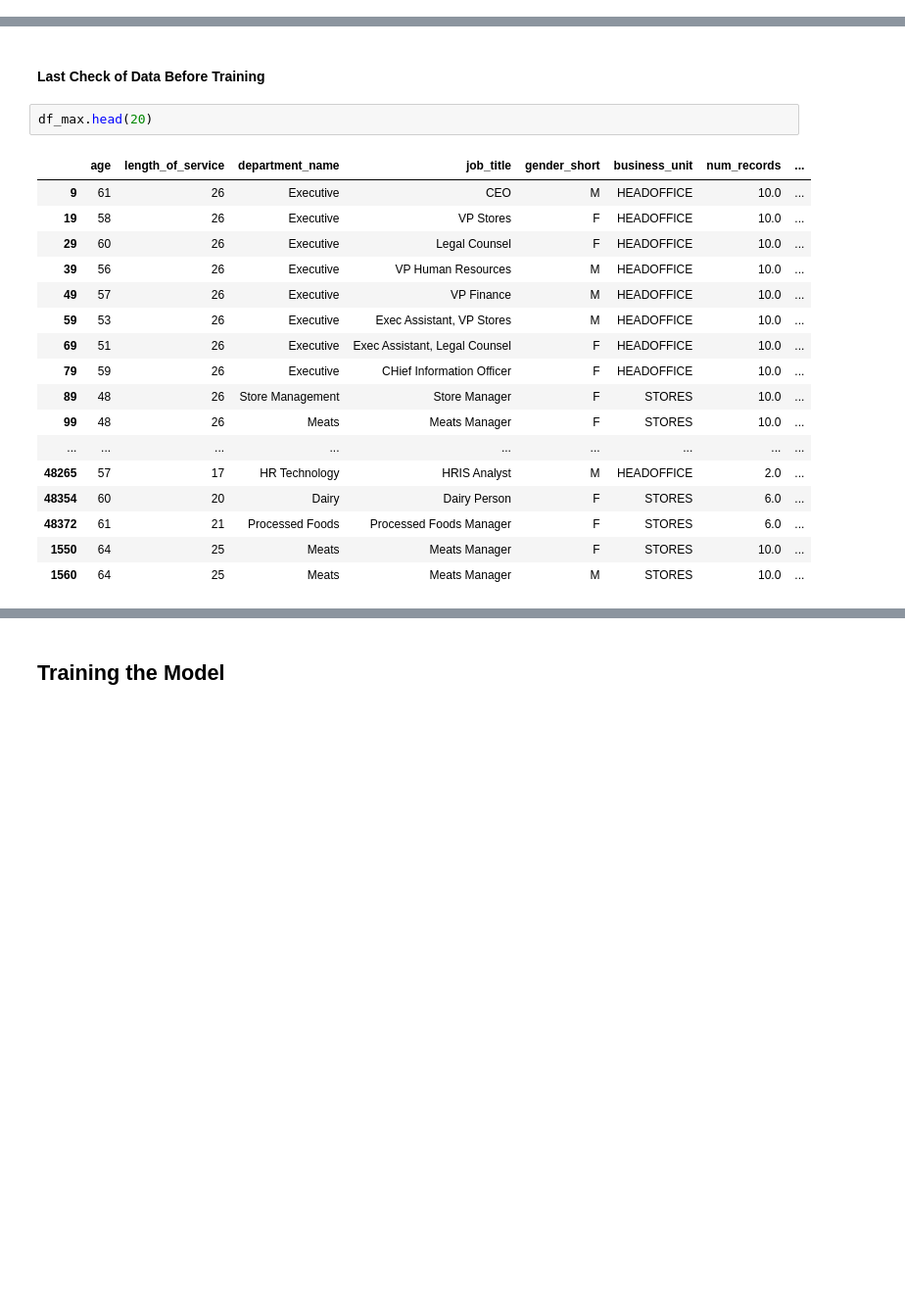
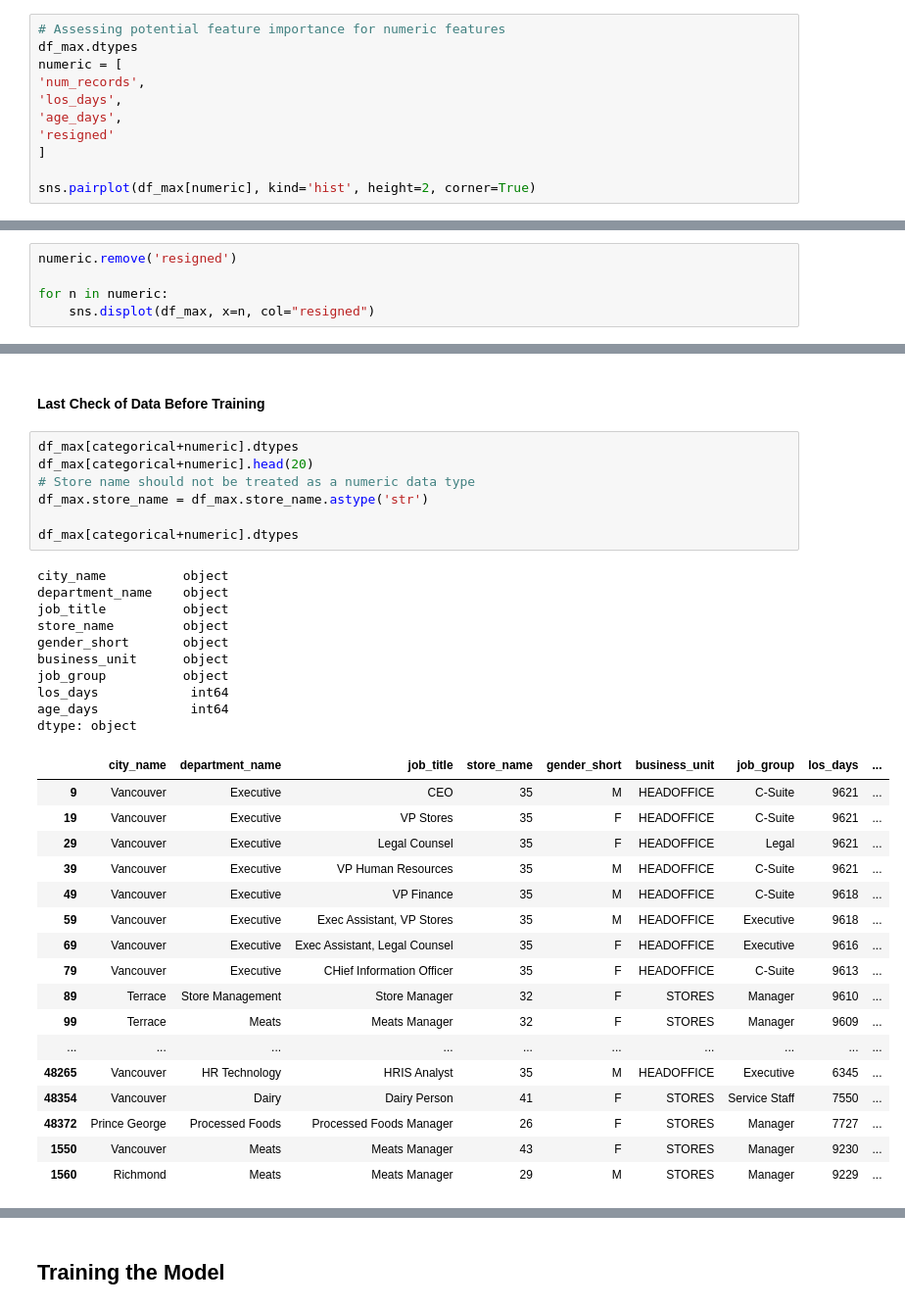
Before and after one commit to RickyMcMaster/pub_portfolio, a Jupyter notebook: mlz/07-midterm-project/MLZ-Assignment07.ipynb, the cells around one changed output, grey strips where cells are left out. Shown at 98% size. Saved outputs shown, nothing was run; the diff lists cells and outputs as text; blank space fills up the shorter version.

```diff
--- a/mlz/07-midterm-project/MLZ-Assignment07.ipynb
+++ b/mlz/07-midterm-project/MLZ-Assignment07.ipynb
@@ -475,0 +475,11 @@ df_max.head()
+# %%
+# Assessing potential feature importance for numeric features
+df_max.dtypes
+numeric = [
+'num_records',
+'los_days',
+'age_days',
+'resigned'
+]
+
+sns.pairplot(df_max[numeric], kind='hist', height=2, corner=True)
@@ -475,0 +506,5 @@ df_max.head()
+# %%
+numeric.remove('resigned')
+
+for n in numeric:
+    sns.displot(df_max, x=n, col="resigned")
@@ -688,22 +745,37 @@ dtype: object
 # %% [markdown]
 #### Last Check of Data Before Training
-# %%
-df_max.head(20)
-# %% [output]
-|  | age | length_of_service | department_name | job_title | gender_short | business_unit | num_records | ... |
-| 9 | 61 | 26 | Executive | CEO | M | HEADOFFICE | 10.0 | ... |
-| 19 | 58 | 26 | Executive | VP Stores | F | HEADOFFICE | 10.0 | ... |
-| 29 | 60 | 26 | Executive | Legal Counsel | F | HEADOFFICE | 10.0 | ... |
-| 39 | 56 | 26 | Executive | VP Human Resources | M | HEADOFFICE | 10.0 | ... |
-| 49 | 57 | 26 | Executive | VP Finance | M | HEADOFFICE | 10.0 | ... |
-| 59 | 53 | 26 | Executive | Exec Assistant, VP Stores | M | HEADOFFICE | 10.0 | ... |
-| 69 | 51 | 26 | Executive | Exec Assistant, Legal Counsel | F | HEADOFFICE | 10.0 | ... |
-| 79 | 59 | 26 | Executive | CHief Information Officer | F | HEADOFFICE | 10.0 | ... |
-| 89 | 48 | 26 | Store Management | Store Manager | F | STORES | 10.0 | ... |
-| 99 | 48 | 26 | Meats | Meats Manager | F | STORES | 10.0 | ... |
-| ... | ... | ... | ... | ... | ... | ... | ... | ... |
-| 48265 | 57 | 17 | HR Technology | HRIS Analyst | M | HEADOFFICE | 2.0 | ... |
-| 48354 | 60 | 20 | Dairy | Dairy Person | F | STORES | 6.0 | ... |
-| 48372 | 61 | 21 | Processed Foods | Processed Foods Manager | F | STORES | 6.0 | ... |
-| 1550 | 64 | 25 | Meats | Meats Manager | F | STORES | 10.0 | ... |
-| 1560 | 64 | 25 | Meats | Meats Manager | M | STORES | 10.0 | ... |
+# %%
+df_max[categorical+numeric].dtypes
+df_max[categorical+numeric].head(20)
+# Store name should not be treated as a numeric data type
+df_max.store_name = df_max.store_name.astype('str')
+
+df_max[categorical+numeric].dtypes
+# %% [output]
+city_name          object
+department_name    object
+job_title          object
+store_name         object
+gender_short       object
+business_unit      object
+job_group          object
+los_days            int64
+age_days            int64
+dtype: object
+|  | city_name | department_name | job_title | store_name | gender_short | business_unit | job_group | los_days | ... |
+| 9 | Vancouver | Executive | CEO | 35 | M | HEADOFFICE | C-Suite | 9621 | ... |
+| 19 | Vancouver | Executive | VP Stores | 35 | F | HEADOFFICE | C-Suite | 9621 | ... |
+| 29 | Vancouver | Executive | Legal Counsel | 35 | F | HEADOFFICE | Legal | 9621 | ... |
+| 39 | Vancouver | Executive | VP Human Resources | 35 | M | HEADOFFICE | C-Suite | 9621 | ... |
+| 49 | Vancouver | Executive | VP Finance | 35 | M | HEADOFFICE | C-Suite | 9618 | ... |
+| 59 | Vancouver | Executive | Exec Assistant, VP Stores | 35 | M | HEADOFFICE | Executive | 9618 | ... |
+| 69 | Vancouver | Executive | Exec Assistant, Legal Counsel | 35 | F | HEADOFFICE | Executive | 9616 | ... |
+| 79 | Vancouver | Executive | CHief Information Officer | 35 | F | HEADOFFICE | C-Suite | 9613 | ... |
+| 89 | Terrace | Store Management | Store Manager | 32 | F | STORES | Manager | 9610 | ... |
+| 99 | Terrace | Meats | Meats Manager | 32 | F | STORES | Manager | 9609 | ... |
+| ... | ... | ... | ... | ... | ... | ... | ... | ... | ... |
+| 48265 | Vancouver | HR Technology | HRIS Analyst | 35 | M | HEADOFFICE | Executive | 6345 | ... |
+| 48354 | Vancouver | Dairy | Dairy Person | 41 | F | STORES | Service Staff | 7550 | ... |
+| 48372 | Prince George | Processed Foods | Processed Foods Manager | 26 | F | STORES | Manager | 7727 | ... |
+| 1550 | Vancouver | Meats | Meats Manager | 43 | F | STORES | Manager | 9230 | ... |
+| 1560 | Richmond | Meats | Meats Manager | 29 | M | STORES | Manager | 9229 | ... |
```
Also changed, not shown: parts of 82 cells of this notebook.
